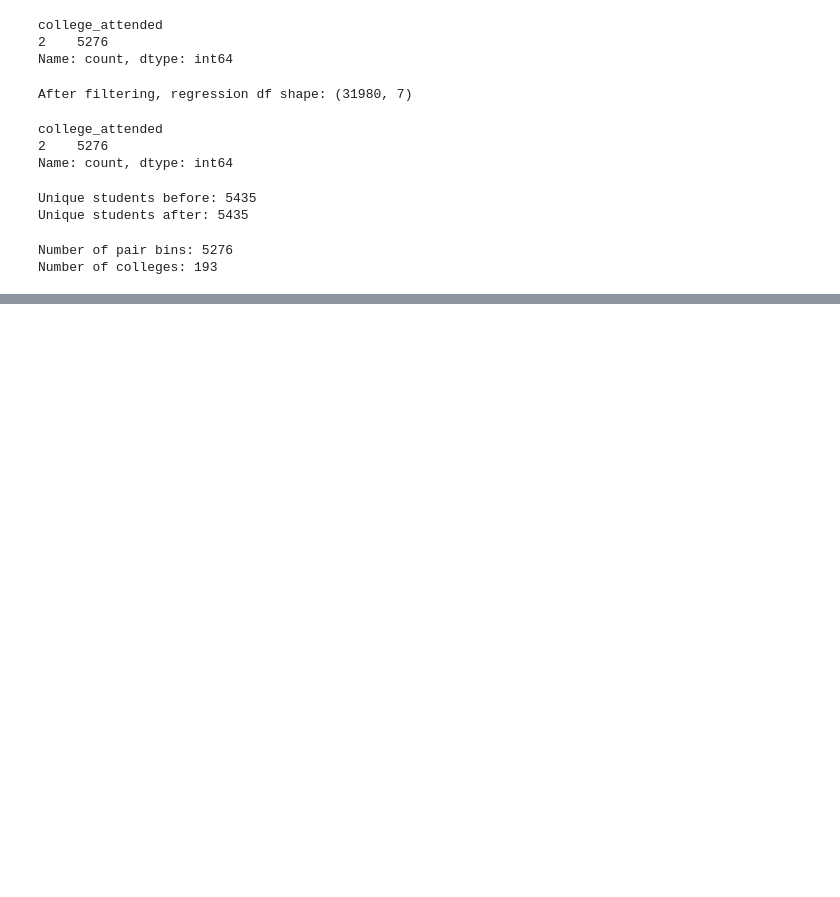
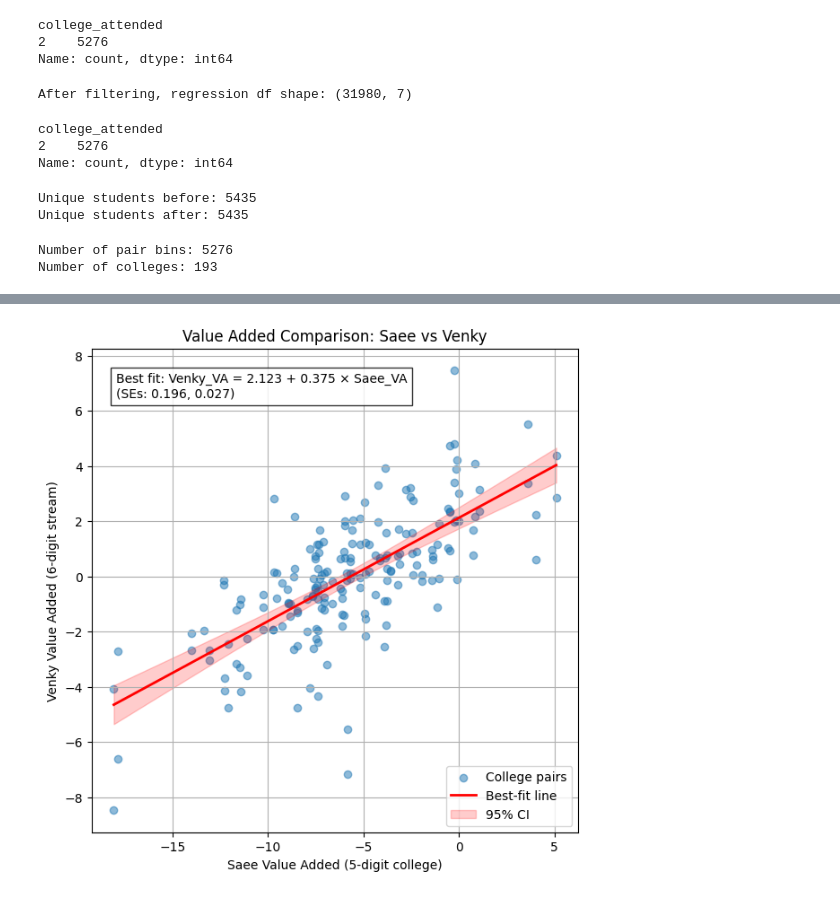
Before and after one commit to venkyc007/Economics_Project, a Jupyter notebook: Regression_2.ipynb, the cells around one changed output, grey strips where cells are left out. Saved outputs shown, nothing was run; the diff lists cells and outputs as text; code cells hidden in the pictures; blank space fills up the shorter version.

```diff
--- a/Regression_2.ipynb
+++ b/Regression_2.ipynb
@@ -744,0 +890,94 @@ Notes:
+# %%
+import numpy as np
+import matplotlib.pyplot as plt
+import statsmodels.api as sm
+
+# -----------------------------
+# DATA
+# -----------------------------
+x = plot_df["saee_VA"].astype(float)
+y = plot_df["venky_VA"].astype(float)
+
+# Drop missing values
+mask = x.notna() & y.notna()
+x = x[mask]
+y = y[mask]
+
+# -----------------------------
+# OLS REGRESSION
+# y = a + b x
+# -----------------------------
+X = sm.add_constant(x)
+ols_model = sm.OLS(y, X).fit()
+
+a, b = ols_model.params
+a_se, b_se = ols_model.bse
+
+# -----------------------------
+# PREDICTION GRID + CI
+# -----------------------------
+x_grid = np.linspace(x.min(), x.max(), 200)
+X_grid = sm.add_constant(x_grid)
+
+pred = ols_model.get_prediction(X_grid)
+pred_mean = pred.predicted_mean
+ci_low, ci_high = pred.conf_int().T
+
+# -----------------------------
+# PLOT
+# -----------------------------
+plt.figure(figsize=(7, 7))
+
+# Scatter
+plt.scatter(
+    x,
+    y,
+    alpha=0.5,
+    label="College pairs"
+)
+
+# Best-fit line
+plt.plot(
+    x_grid,
+    pred_mean,
+    color="red",
+    linewidth=2,
+    label="Best-fit line"
+)
+
+# Confidence interval
+plt.fill_between(
+    x_grid,
+    ci_low,
+    ci_high,
+    color="red",
+    alpha=0.2,
+    label="95% CI"
+)
+
+# Labels
+plt.xlabel("Saee Value Added (5-digit college)")
+plt.ylabel("Venky Value Added (6-digit stream)")
+plt.title("Value Added Comparison: Saee vs Venky")
+
+# Equation annotation
+eqn_text = (
+    f"Best fit: Venky_VA = {a:.3f} "
+    f"+ {b:.3f} × Saee_VA\n"
+    f"(SEs: {a_se:.3f}, {b_se:.3f})"
+)
+
+plt.text(
+    0.05,
+    0.95,
+    eqn_text,
+    transform=plt.gca().transAxes,
+    verticalalignment="top",
+    bbox=dict(facecolor="white", alpha=0.8)
+)
+
+plt.legend()
+plt.grid(True)
+plt.show()
+# %% [output]
+[figure, added]
```
Also changed, not shown: parts of 13 cells of this notebook, 10 other files.
